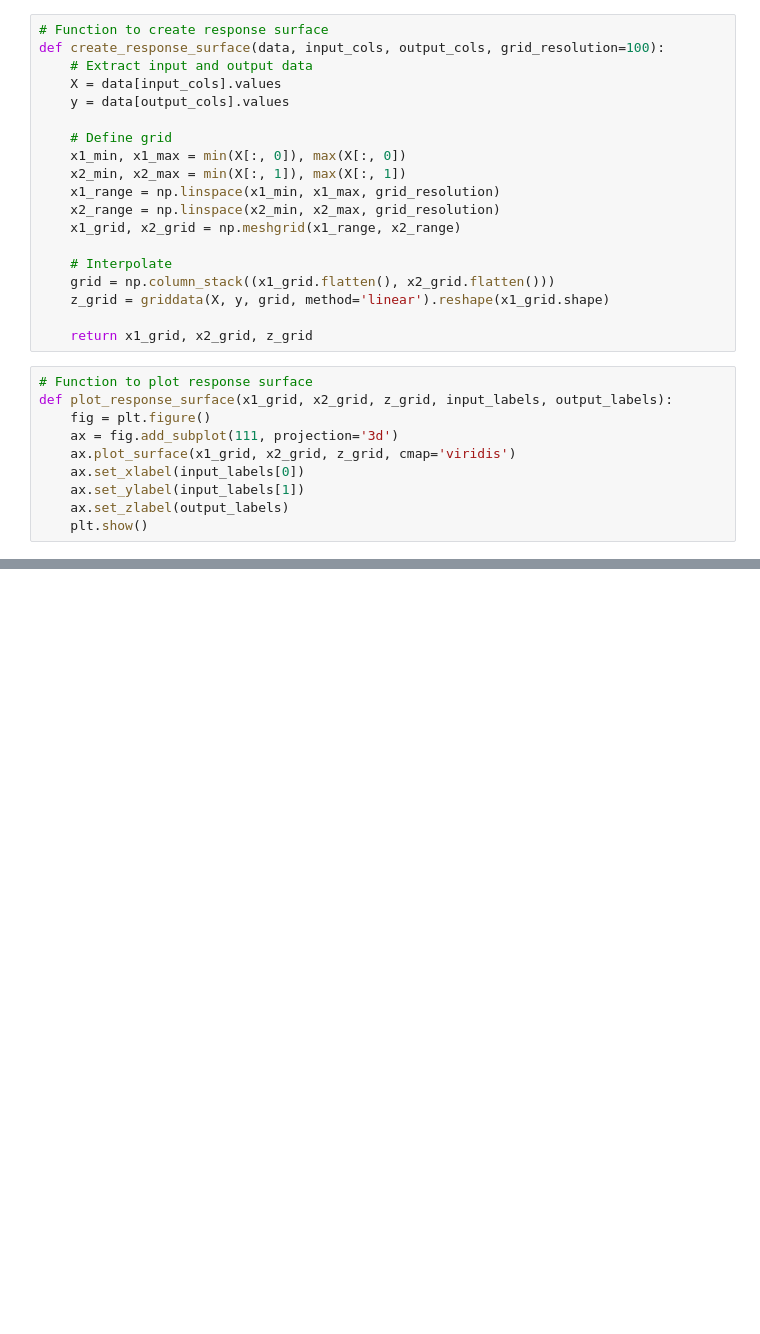
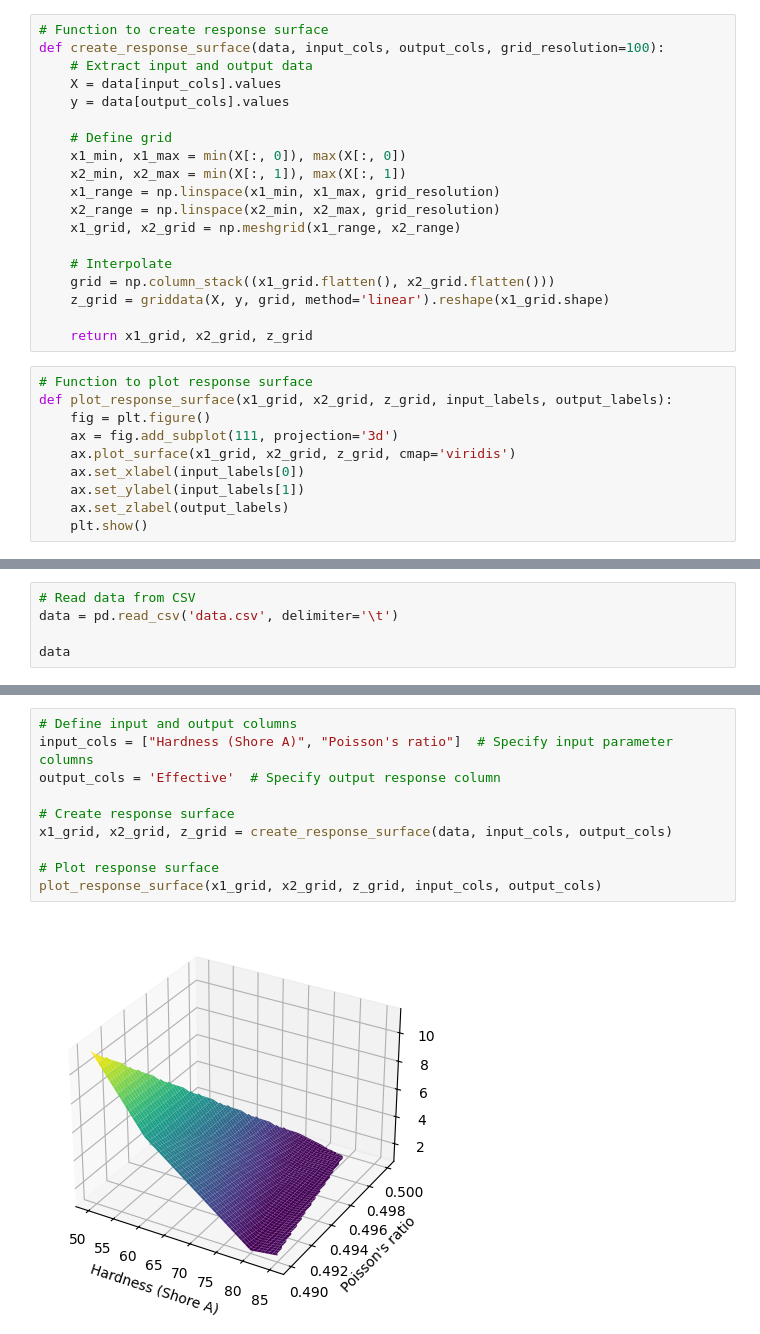
Before and after one commit to Jimit04/binder_notebooks, a Jupyter notebook: response-surface-visualization/main.ipynb, the cells around one changed output, grey strips where cells are left out. Cells and saved outputs as stored; diff of their text form; blank space fills up the shorter version.

```diff
--- a/response-surface-visualization/main.ipynb
+++ b/response-surface-visualization/main.ipynb
@@ -48,0 +38,5 @@ plot_response_surface(x1_grid, x2_grid, z_grid, input_cols, output_cols)
+# %%
+# Read data from CSV
+data = pd.read_csv('data.csv', delimiter='\t')
+
+data
@@ -48,0 +54,12 @@ plot_response_surface(x1_grid, x2_grid, z_grid, input_cols, output_cols)
+# %%
+# Define input and output columns
+input_cols = ["Hardness (Shore A)", "Poisson's ratio"]  # Specify input parameter columns
+output_cols = 'Effective'  # Specify output response column
+
+# Create response surface
+x1_grid, x2_grid, z_grid = create_response_surface(data, input_cols, output_cols)
+
+# Plot response surface
+plot_response_surface(x1_grid, x2_grid, z_grid, input_cols, output_cols)
+# %% [output]
+[figure, added]
```
Also changed, not shown: parts of 3 cells of this notebook.
